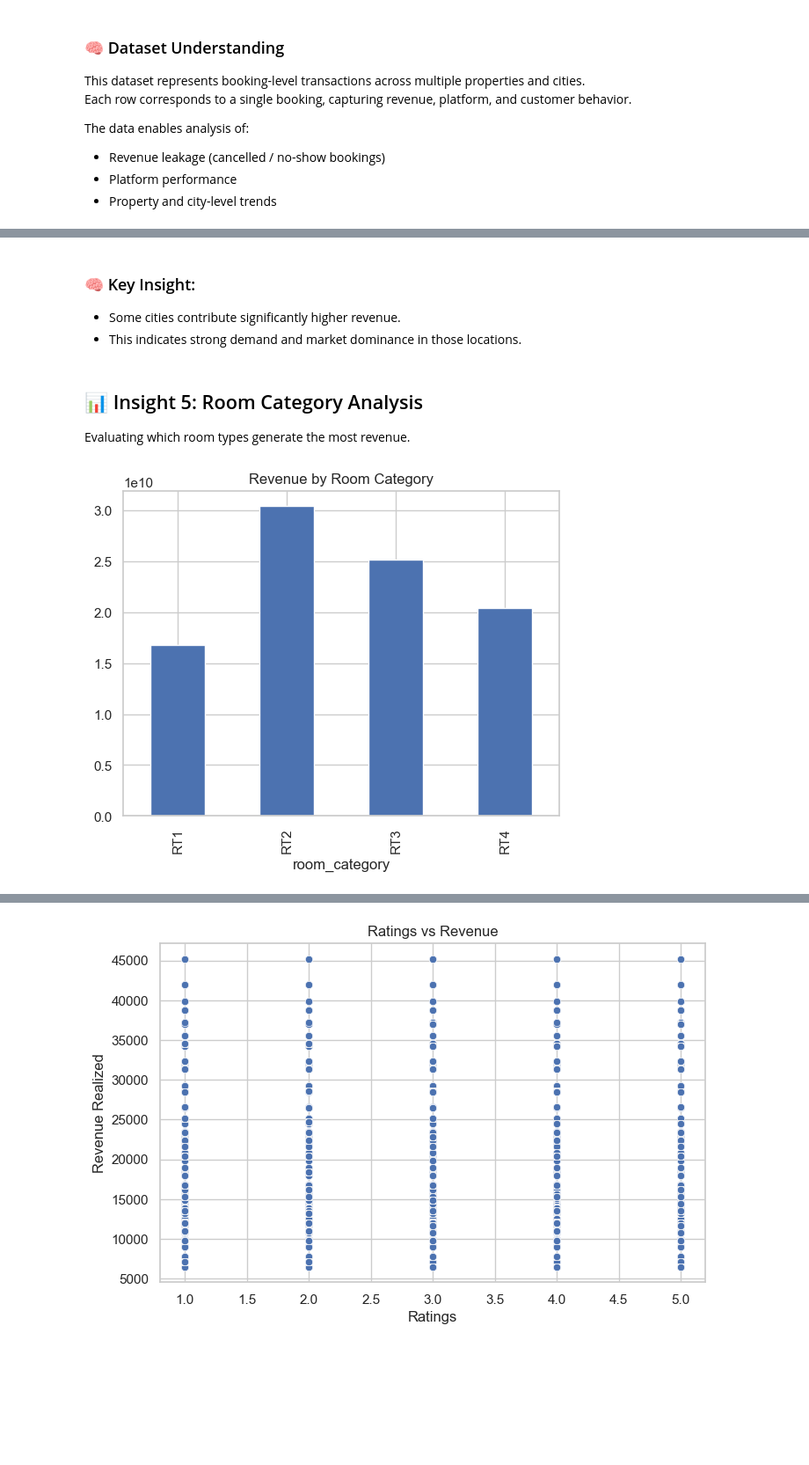
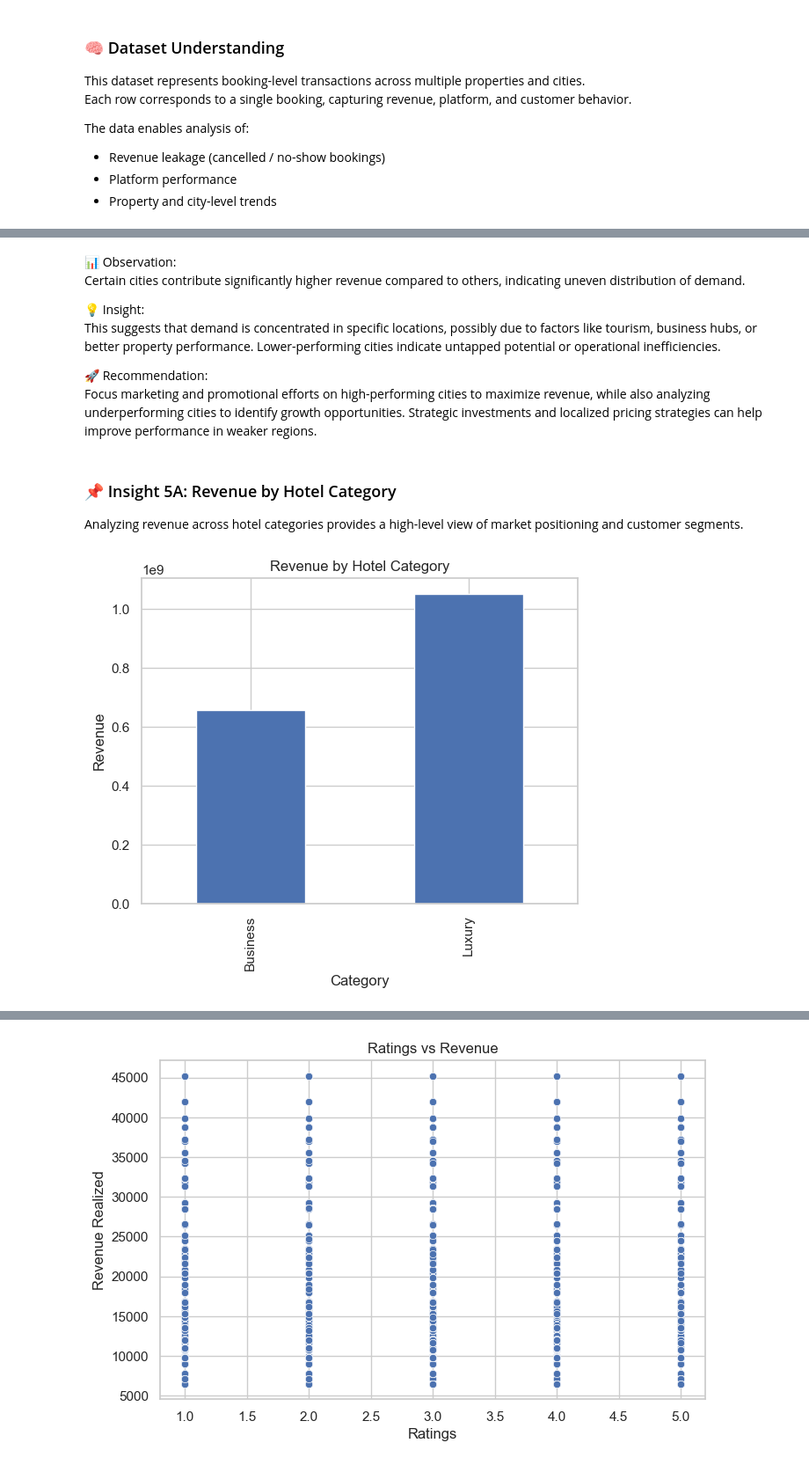
Before and after one commit to abhinavgautam0399/ATliQ-Hotels-analysis, a Jupyter notebook: AtliQHotelsAnalysis .ipynb, the cells around one changed output, grey strips where cells are left out. Shown at 88% size. Cells and saved outputs as stored; diff of their text form; code cells hidden in the pictures; blank space fills up the shorter version.

```diff
--- a/AtliQHotelsAnalysis .ipynb
+++ b/AtliQHotelsAnalysis .ipynb
@@ -10,0 +21,3 @@ sns.set(style="whitegrid")
+# %%
+df = pd.read_csv("data/final_dataset.csv", low_memory=False)
+df.head()
@@ -13,3 +38,7 @@ sns.set(style="whitegrid")
 # %%
-df = pd.read_csv("C:/EDAproject/data/final_dataset.csv", low_memory=False)
-df.head()
+import warnings
+warnings.filterwarnings('ignore')
+
+df['check_in_date'] = pd.to_datetime(df['check_in_date'], errors='coerce', dayfirst=True)
+df['checkout_date'] = pd.to_datetime(df['checkout_date'], errors='coerce', dayfirst=True)
+df['booking_date'] = pd.to_datetime(df['booking_date'], errors='coerce', dayfirst=True)
@@ -22,0 +85,6 @@ df.head()
+# %%
+df['month'] = df['booking_date'].dt.month
+
+df['day_type'] = df['check_in_date'].dt.dayofweek.apply(
+    lambda x: 'Weekend' if x >= 5 else 'Weekday'
+)
@@ -107,16 +221,30 @@ plt.show()
 # %% [markdown]
-### 🧠 Key Insight:
+📊 Observation:
+Certain cities contribute significantly higher revenue compared to others, indicating uneven distribution of demand.
 
-- Some cities contribute significantly higher revenue.
-- This indicates strong demand and market dominance in those locations.
+
+
+💡 Insight:
+This suggests that demand is concentrated in specific locations, possibly due to factors like tourism, business hubs, or better property performance. Lower-performing cities indicate untapped potential or operational inefficiencies.
+
+
+
+🚀 Recommendation:
+Focus marketing and promotional efforts on high-performing cities to maximize revenue, while also analyzing underperforming cities to identify growth opportunities. Strategic investments and localized pricing strategies can help improve performance in weaker regions.
 # %% [markdown]
-## 📊 Insight 5: Room Category Analysis
+### 📌 Insight 5A: Revenue by Hotel Category
 
-Evaluating which room types generate the most revenue.
+Analyzing revenue across hotel categories provides a high-level view of market positioning and customer segments.
 # %%
-df.groupby('room_category')['revenue_realized'].sum().plot(kind='bar')
-plt.title("Revenue by Room Category")
+df.groupby('category')['revenue_realized']\
+  .sum()\
+  .sort_values()\
+  .plot(kind='bar')
+
+plt.title("Revenue by Hotel Category")
+plt.xlabel("Category")
+plt.ylabel("Revenue")
 plt.show()
 # %% [output]
-[figure, old version]
+[figure, new version]
 # %% [markdown]
```
Also changed, not shown: parts of 44 cells of this notebook, 3 other files.
